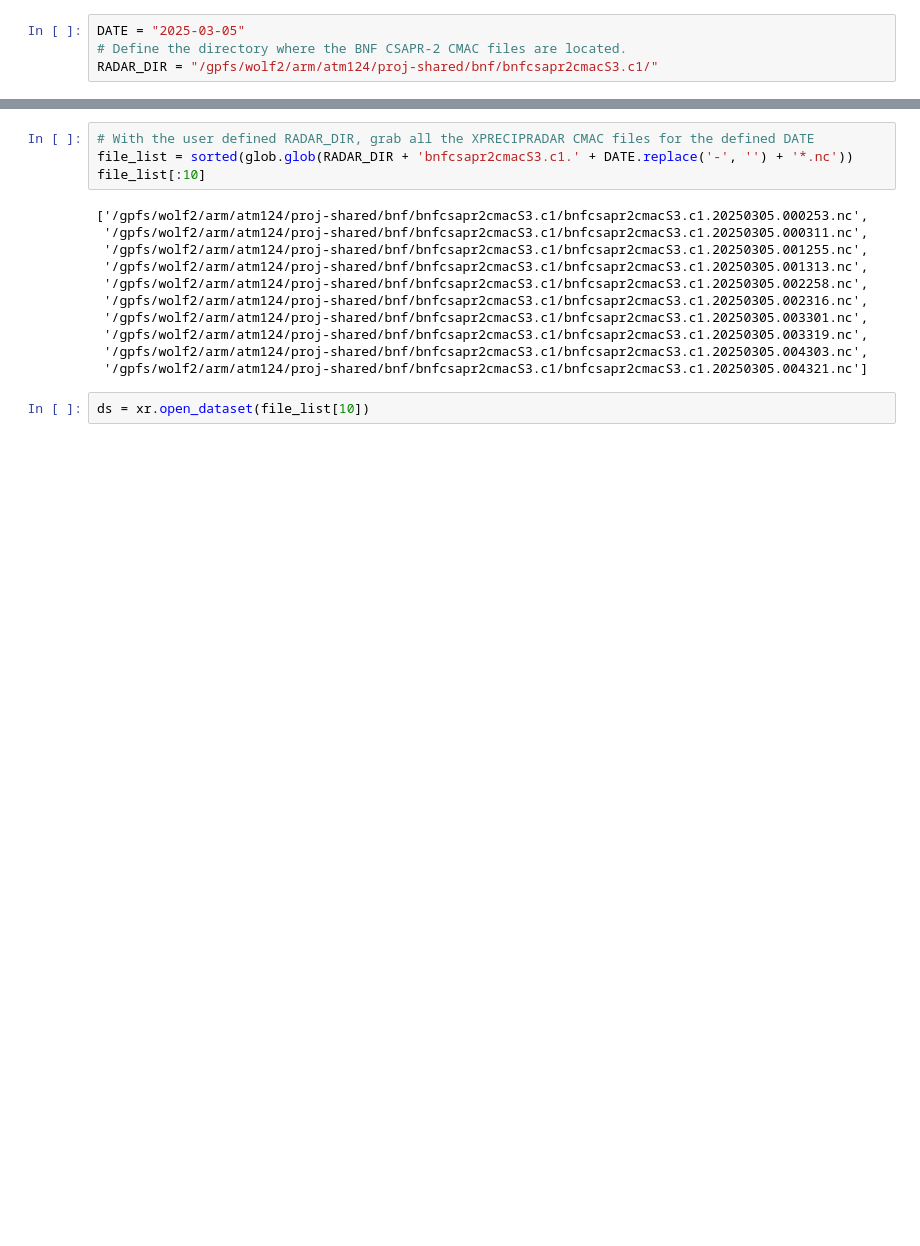
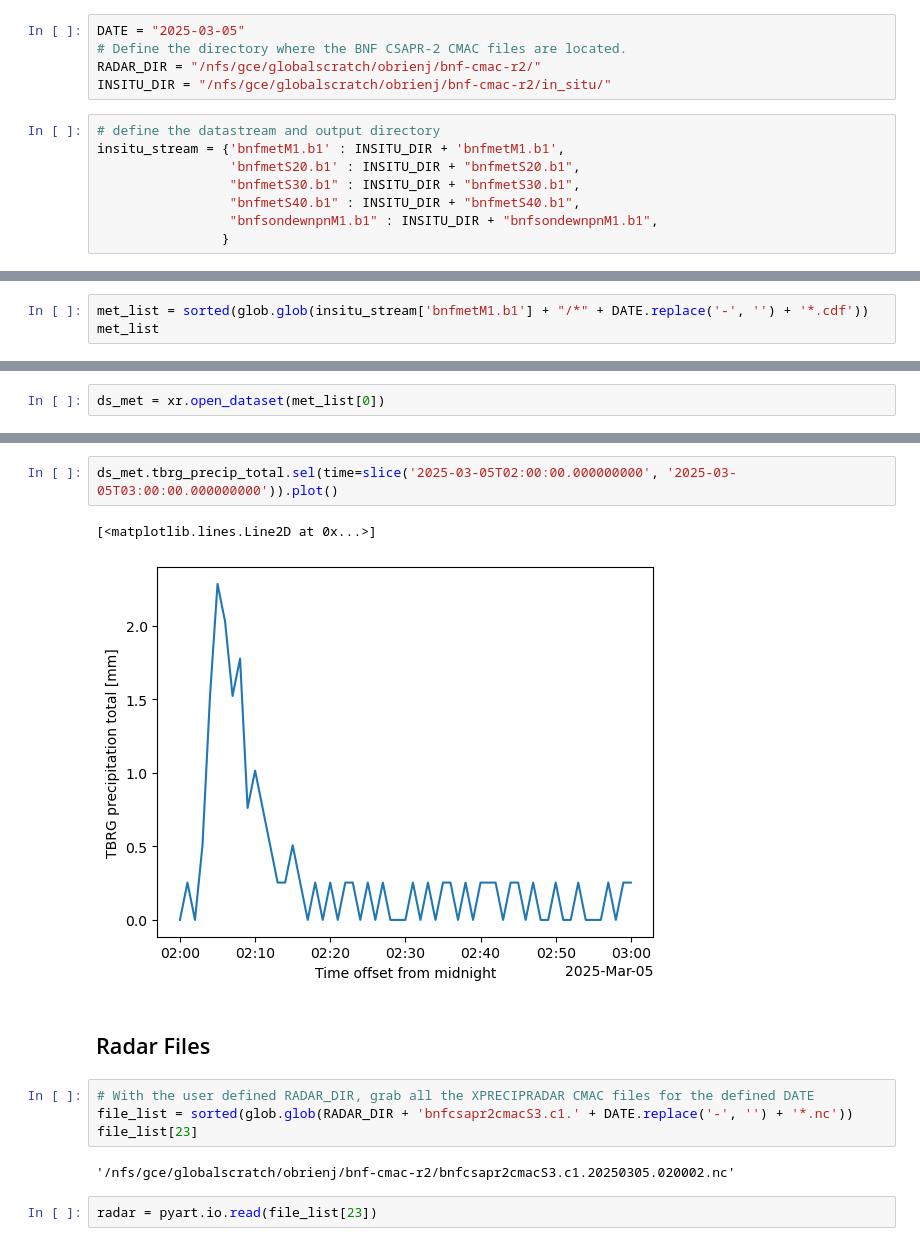
Before and after one commit to ARM-Development/bnf-radar-examples, a Jupyter notebook: notebooks/simple-radclss.ipynb, the cells around one changed output, grey strips where cells are left out. Saved outputs shown, nothing was run; the diff lists cells and outputs as text; blank space fills up the shorter version.

Commit message:
ENH: Updated for MET match / plotting

```diff
--- a/notebooks/simple-radclss.ipynb
+++ b/notebooks/simple-radclss.ipynb
@@ -17,4 +17,13 @@ ERROR 1: PROJ: proj_create_from_database: Open of /autofs/nccsopen-svm1_home/jro
 # %%
 DATE = "2025-03-05"
 # Define the directory where the BNF CSAPR-2 CMAC files are located.
-RADAR_DIR = "/gpfs/wolf2/arm/atm124/proj-shared/bnf/bnfcsapr2cmacS3.c1/"
+RADAR_DIR = "/nfs/gce/globalscratch/obrienj/bnf-cmac-r2/"
+INSITU_DIR = "/nfs/gce/globalscratch/obrienj/bnf-cmac-r2/in_situ/"
+# %%
+# define the datastream and output directory
+insitu_stream = {'bnfmetM1.b1' : INSITU_DIR + 'bnfmetM1.b1',
+                 'bnfmetS20.b1' : INSITU_DIR + "bnfmetS20.b1",
+                 "bnfmetS30.b1" : INSITU_DIR + "bnfmetS30.b1",
+                 "bnfmetS40.b1" : INSITU_DIR + "bnfmetS40.b1",
+                 "bnfsondewnpnM1.b1" : INSITU_DIR + "bnfsondewnpnM1.b1",
+                }
@@ -20,0 +128,3 @@ RADAR_DIR = "/gpfs/wolf2/arm/atm124/proj-shared/bnf/bnfcsapr2cmacS3.c1/"
+# %%
+met_list = sorted(glob.glob(insitu_stream['bnfmetM1.b1'] + "/*" + DATE.replace('-', '') + '*.cdf'))
+met_list
@@ -20,0 +133,2 @@ RADAR_DIR = "/gpfs/wolf2/arm/atm124/proj-shared/bnf/bnfcsapr2cmacS3.c1/"
+# %%
+ds_met = xr.open_dataset(met_list[0])
@@ -21,17 +155,15 @@ RADAR_DIR = "/gpfs/wolf2/arm/atm124/proj-shared/bnf/bnfcsapr2cmacS3.c1/"
+# %%
+ds_met.tbrg_precip_total.sel(time=slice('2025-03-05T02:00:00.000000000', '2025-03-05T03:00:00.000000000')).plot()
+# %% [output]
+[<matplotlib.lines.Line2D at 0x...>]
+[figure, added]
+# %% [markdown]
+## Radar Files
 # %%
 # With the user defined RADAR_DIR, grab all the XPRECIPRADAR CMAC files for the defined DATE
 file_list = sorted(glob.glob(RADAR_DIR + 'bnfcsapr2cmacS3.c1.' + DATE.replace('-', '') + '*.nc'))
-file_list[:10]
+file_list[23]
 # %% [output]
-['/gpfs/wolf2/arm/atm124/proj-shared/bnf/bnfcsapr2cmacS3.c1/bnfcsapr2cmacS3.c1.20250305.000253.nc',
- '/gpfs/wolf2/arm/atm124/proj-shared/bnf/bnfcsapr2cmacS3.c1/bnfcsapr2cmacS3.c1.20250305.000311.nc',
- '/gpfs/wolf2/arm/atm124/proj-shared/bnf/bnfcsapr2cmacS3.c1/bnfcsapr2cmacS3.c1.20250305.001255.nc',
- '/gpfs/wolf2/arm/atm124/proj-shared/bnf/bnfcsapr2cmacS3.c1/bnfcsapr2cmacS3.c1.20250305.001313.nc',
- '/gpfs/wolf2/arm/atm124/proj-shared/bnf/bnfcsapr2cmacS3.c1/bnfcsapr2cmacS3.c1.20250305.002258.nc',
- '/gpfs/wolf2/arm/atm124/proj-shared/bnf/bnfcsapr2cmacS3.c1/bnfcsapr2cmacS3.c1.20250305.002316.nc',
- '/gpfs/wolf2/arm/atm124/proj-shared/bnf/bnfcsapr2cmacS3.c1/bnfcsapr2cmacS3.c1.20250305.003301.nc',
- '/gpfs/wolf2/arm/atm124/proj-shared/bnf/bnfcsapr2cmacS3.c1/bnfcsapr2cmacS3.c1.20250305.003319.nc',
- '/gpfs/wolf2/arm/atm124/proj-shared/bnf/bnfcsapr2cmacS3.c1/bnfcsapr2cmacS3.c1.20250305.004303.nc',
- '/gpfs/wolf2/arm/atm124/proj-shared/bnf/bnfcsapr2cmacS3.c1/bnfcsapr2cmacS3.c1.20250305.004321.nc']
+'/nfs/gce/globalscratch/obrienj/bnf-cmac-r2/bnfcsapr2cmacS3.c1.20250305.020002.nc'
-# %%
-ds = xr.open_dataset(file_list[10])
+# %%
+radar = pyart.io.read(file_list[23])
```
Also changed, not shown: parts of 63 cells of this notebook.
